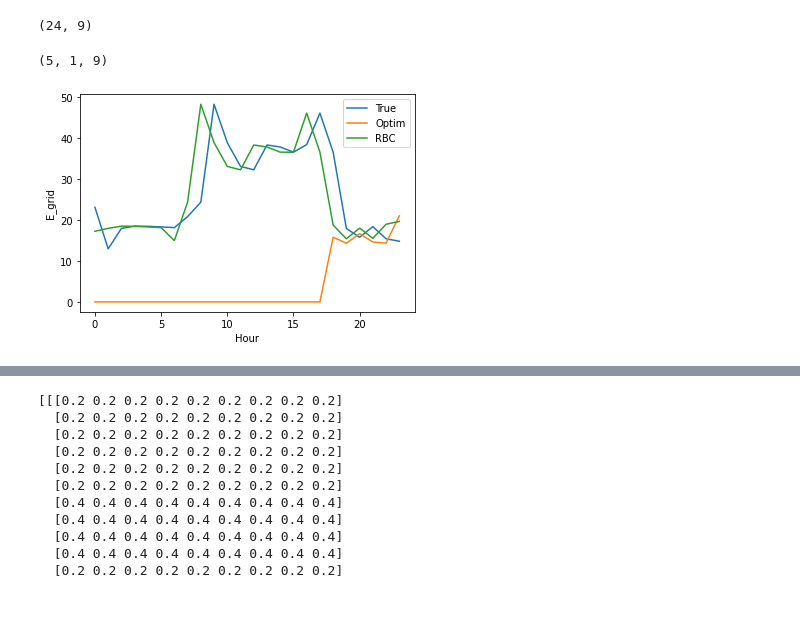
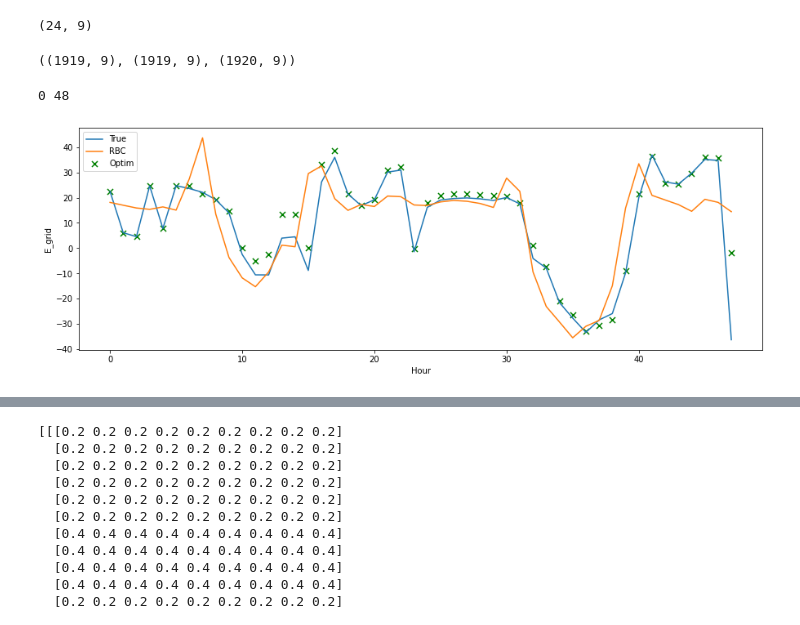
Before and after one commit to QasimWani/ZOiRL, a Jupyter notebook: DigitalTwinTesting.ipynb, the cells around one changed output, grey strips where cells are left out. Cells and saved outputs as stored; diff of their text form; code cells hidden in the pictures.

Commit message:
updating results - high cost

```diff
--- a/DigitalTwinTesting.ipynb
+++ b/DigitalTwinTesting.ipynb
@@ -123,9 +108,5 @@ agents.memory.get(-1)["C_p_Csto"].shape
 # %% [output]
 (24, 9)
-# %%
-np.shape(agents.costs)
-# %% [output]
-(5, 1, 9)
 # %%
 x = agents.logger
 # %%
@@ -138,18 +119,28 @@ for h in x:
     e_grid.append(l)
 e_grid = np.array(e_grid)[:-1]
 # %%
-tmp_e_grid_true = np.array(E_grid_true[RBC_THRESHOLD:])
-tmp_rbc_e_grid = np.array(E_grid_RBC[RBC_THRESHOLD:])
+tmp_e_grid_true = np.array(E_grid_true[RBC_THRESHOLD + 1:])
+tmp_rbc_e_grid = np.array(E_grid_RBC[RBC_THRESHOLD + 1:])
+
+np.shape(tmp_e_grid_true), np.shape(tmp_rbc_e_grid), np.shape(e_grid)
+# %% [output]
+((1919, 9), (1919, 9), (1920, 9))
 # %%
-plt.plot(tmp_e_grid_true[:, 0][-24:], label='True')
-plt.plot(e_grid[:, 0][-24:], label='Optim')
-plt.plot(tmp_rbc_e_grid[:, 0][-24:], label='RBC')
+bid = 0
+start = 0
+end = start + 48
+print(start, end)
+plt.figure(figsize=(15, 5))
+plt.plot(np.arange(start, end), tmp_e_grid_true[start:end, bid], label='True')
+plt.scatter(np.arange(start, end), e_grid[start:end, bid], label='Optim', s=50, marker='x', c='g')
+plt.plot(np.arange(start, end), tmp_rbc_e_grid[start:end, bid], label='RBC')
 plt.legend()
 plt.xlabel("Hour")
 plt.ylabel("E_grid")
 plt.show()
 # %% [output]
+0 48
-[figure, old version]
+[figure, new version]
 # %%
 vars_RL = agents.logger
 # print(len(vars_RL))
```
Also changed, not shown: parts of 10 cells of this notebook, 3 other files.
